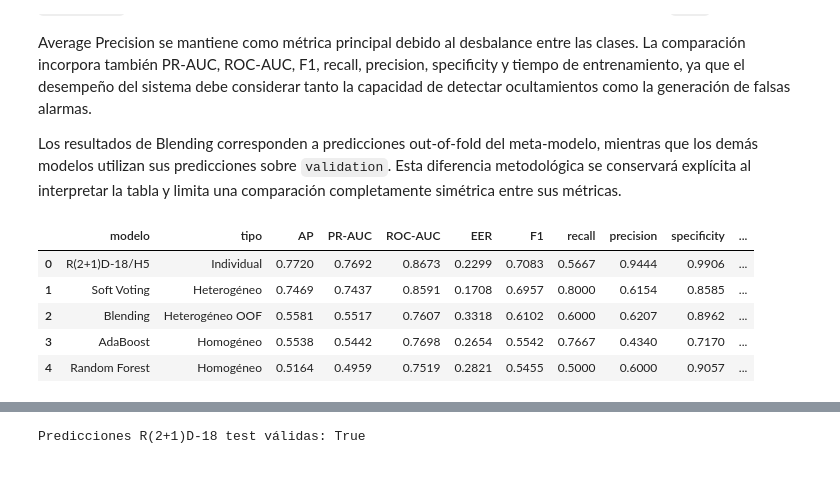
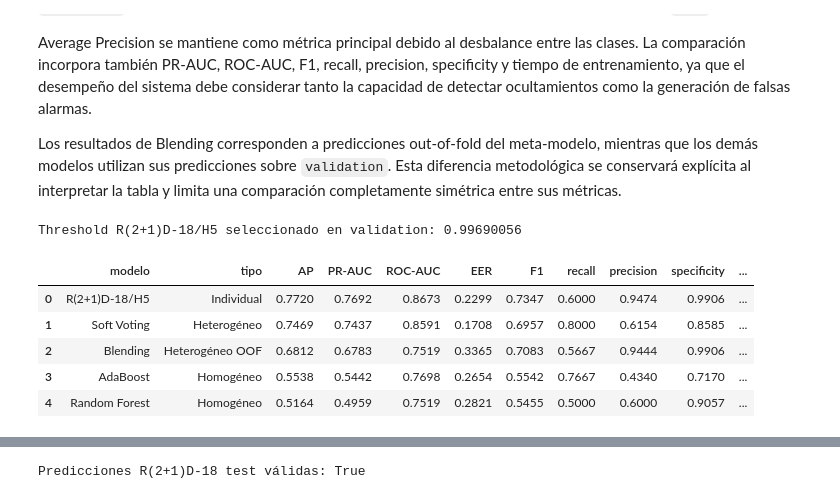
Before and after one commit to joseluistinajero/MNA---Proyecto-Integrador, a Jupyter notebook: Notebooks/Avance5_Equipo41.ipynb, the cells around one changed output, grey strips where cells are left out. Drawn from its saved outputs; the diff is of its cells as text; code cells hidden in the pictures.

```diff
--- a/Notebooks/Avance5_Equipo41.ipynb
+++ b/Notebooks/Avance5_Equipo41.ipynb
@@ -3339,6 +3371,8 @@ elif GENERAR_MODELOS_A5:
             "p_r2plus1d_h5",
             "p_mc3_h5"
         ],
+        "transformacion_entrada": "logit",
+        "epsilon_logit": EPSILON_LOGIT,
         "n_observaciones": len(oof_blend),
         "tiempo_entrenamiento_segundos": tiempo_blend
     }
@@ -3669,10 +3705,75 @@ Average Precision se mantiene como métrica principal debido al desbalance entre
 
 Los resultados de Blending corresponden a predicciones out-of-fold del meta-modelo, mientras que los demás modelos utilizan sus predicciones sobre `validation`. Esta diferencia metodológica se conservará explícita al interpretar la tabla y limita una comparación completamente simétrica entre sus métricas.
 # %%
-THRESHOLD_R2PLUS1D_H5 = 0.9971
+
+#y_comparacion = predicciones_rgb_val["label"].to_numpy(dtype=np.int64)
+#prob_r2_comparacion = predicciones_rgb_val["p_r2plus1d_h5"].to_numpy(dtype=float)
+
 
 y_comparacion = predicciones_rgb_val["label"].to_numpy(dtype=np.int64)
-prob_r2_comparacion = predicciones_rgb_val["p_r2plus1d_h5"].to_numpy(dtype=float)
+prob_r2_comparacion = predicciones_rgb_val[
+    "p_r2plus1d_h5"
+].to_numpy(dtype=float)
+
+resultados_threshold_r2 = []
+
+for threshold in np.unique(prob_r2_comparacion):
+    pred = (
+        prob_r2_comparacion >= threshold
+    ).astype(np.int64)
+
+    tn, fp, fn, tp = confusion_matrix(
+        y_comparacion,
+        pred,
+        labels=[0, 1]
+    ).ravel()
+
+    resultados_threshold_r2.append({
+        "threshold": threshold,
+        "f1": f1_score(
+            y_comparacion,
+            pred,
+            zero_division=0
+        ),
+        "recall": recall_score(
+            y_comparacion,
+            pred,
+            zero_division=0
+        ),
+        "precision": precision_score(
+            y_comparacion,
+            pred,
+            zero_division=0
+        ),
+        "specificity": tn / (tn + fp),
+        "tn": int(tn),
+        "fp": int(fp),
+        "fn": int(fn),
+        "tp": int(tp)
+    })
+
+tabla_threshold_r2 = pd.DataFrame(
+    resultados_threshold_r2
+)
+
+mejor_threshold_r2 = (
+    tabla_threshold_r2
+    .sort_values(
+        ["f1", "recall", "precision"],
+        ascending=False
+    )
+    .iloc[0]
+)
+
+THRESHOLD_R2PLUS1D_H5 = float(
+    mejor_threshold_r2["threshold"]
+)
+
+print(
+    "Threshold R(2+1)D-18/H5 seleccionado en validation:",
+    THRESHOLD_R2PLUS1D_H5
+)
+
 
 ap_r2_comparacion = average_precision_score(y_comparacion, prob_r2_comparacion)
 
@@ -3810,36 +3911,37 @@ tabla_comparacion_modelos = pd.DataFrame([
         "recall": mejor_umbral_blend["recall"],
         "precision": mejor_umbral_blend["precision"],
         "specificity": mejor_umbral_blend["specificity"],
         "FP": int(mejor_umbral_blend["fp"]),
         "FN": int(mejor_umbral_blend["fn"]),
         "tiempo_entrenamiento_seleccion_s": tiempo_blend_total_s
     }
 ])
 
 tabla_comparacion_modelos = (
     tabla_comparacion_modelos
     .sort_values("AP", ascending=False)
     .reset_index(drop=True)
 )
 
 display(
     tabla_comparacion_modelos.style.format({
         "AP": "{:.4f}",
         "PR-AUC": "{:.4f}",
         "ROC-AUC": "{:.4f}",
         "EER": "{:.4f}",
         "F1": "{:.4f}",
         "recall": "{:.4f}",
         "precision": "{:.4f}",
         "specificity": "{:.4f}",
         "tiempo_entrenamiento_seleccion_s": "{:.4f}"
     })
 )
 # %% [output]
+Threshold R(2+1)D-18/H5 seleccionado en validation: 0.99690056
 |  | modelo | tipo | AP | PR-AUC | ROC-AUC | EER | F1 | recall | precision | specificity | ... |
-| 0 | R(2+1)D-18/H5 | Individual | 0.7720 | 0.7692 | 0.8673 | 0.2299 | 0.7083 | 0.5667 | 0.9444 | 0.9906 | ... |
+| 0 | R(2+1)D-18/H5 | Individual | 0.7720 | 0.7692 | 0.8673 | 0.2299 | 0.7347 | 0.6000 | 0.9474 | 0.9906 | ... |
 | 1 | Soft Voting | Heterogéneo | 0.7469 | 0.7437 | 0.8591 | 0.1708 | 0.6957 | 0.8000 | 0.6154 | 0.8585 | ... |
-| 2 | Blending | Heterogéneo OOF | 0.5581 | 0.5517 | 0.7607 | 0.3318 | 0.6102 | 0.6000 | 0.6207 | 0.8962 | ... |
+| 2 | Blending | Heterogéneo OOF | 0.6812 | 0.6783 | 0.7519 | 0.3365 | 0.7083 | 0.5667 | 0.9444 | 0.9906 | ... |
 | 3 | AdaBoost | Homogéneo | 0.5538 | 0.5442 | 0.7698 | 0.2654 | 0.5542 | 0.7667 | 0.4340 | 0.7170 | ... |
 | 4 | Random Forest | Homogéneo | 0.5164 | 0.4959 | 0.7519 | 0.2821 | 0.5455 | 0.5000 | 0.6000 | 0.9057 | ... |
 # %% [markdown]
```
Also changed, not shown: parts of 48 cells of this notebook, 4 other files.
